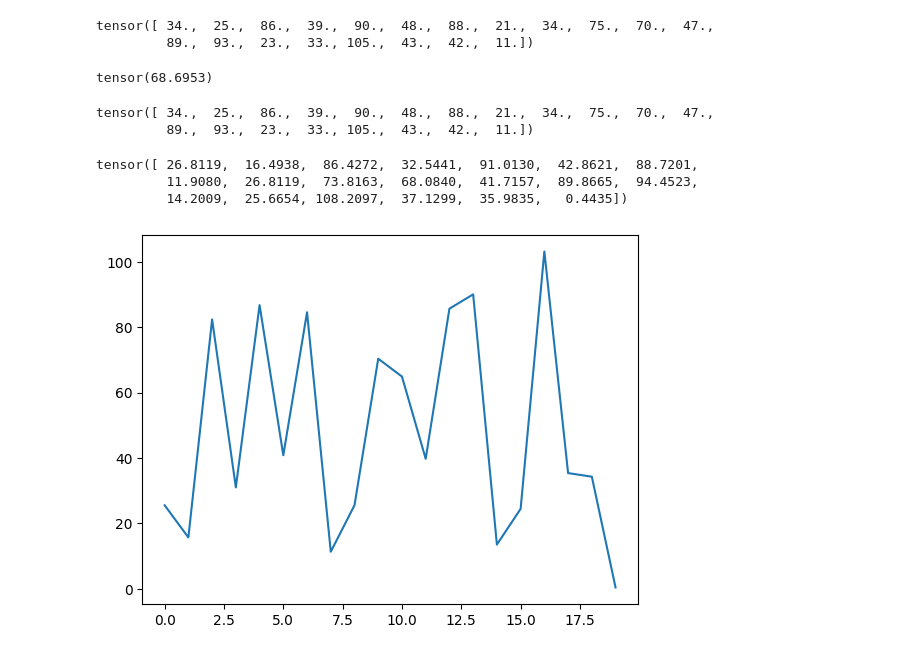
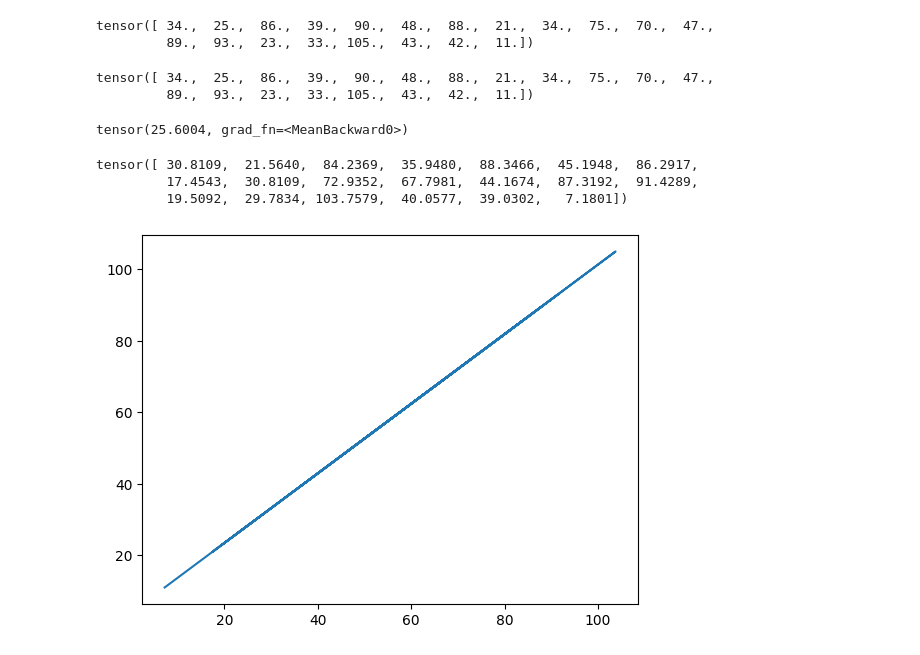
Before and after one commit to theAkhileshRai/DeepLearning, a Jupyter notebook: Pytorch_Tutorials.ipynb, the cells around one changed output. Drawn from its saved outputs; the diff is of its cells as text; code cells hidden in the pictures.

```diff
--- a/Pytorch_Tutorials.ipynb
+++ b/Pytorch_Tutorials.ipynb
@@ -191,13 +191,11 @@ tensor([ 34.,  25.,  86.,  39.,  90.,  48.,  88.,  21.,  34.,  75.,  70.,  47.,
 # how does model perform use loss function
 
 loss_fn = nn.L1Loss()
-optimizer = optim.SGD(params=model_0.parameters(),lr=0.001)
-loss = loss_fn(y_preds,y_test)
-loss
+optimizer = optim.SGD(params=model_0.parameters(),lr=0.01)
+# loss = loss_fn(y_preds,y_test,input_lenths=len())
+# loss
-# %% [output]
-tensor(68.6953)
 # %%
-epochs = 10
+epochs = 5000
 
 for epoch in range(epochs):
     ## training
@@ -217,14 +215,18 @@ y_test
 # %% [output]
 tensor([ 34.,  25.,  86.,  39.,  90.,  48.,  88.,  21.,  34.,  75.,  70.,  47.,
          89.,  93.,  23.,  33., 105.,  43.,  42.,  11.])
+# %%
+loss
+# %% [output]
+tensor(25.6004, grad_fn=<MeanBackward0>)
 # %%
 test_pred
 # %% [output]
-tensor([ 26.8119,  16.4938,  86.4272,  32.5441,  91.0130,  42.8621,  88.7201,
-         11.9080,  26.8119,  73.8163,  68.0840,  41.7157,  89.8665,  94.4523,
-         14.2009,  25.6654, 108.2097,  37.1299,  35.9835,   0.4435])
+tensor([ 30.8109,  21.5640,  84.2369,  35.9480,  88.3466,  45.1948,  86.2917,
+         17.4543,  30.8109,  72.9352,  67.7981,  44.1674,  87.3192,  91.4289,
+         19.5092,  29.7834, 103.7579,  40.0577,  39.0302,   7.1801])
 # %%
-plt.plot(test_pred.numpy())
+plt.plot(test_pred.numpy(),y_test.numpy())
 plt.show()
 # %% [output]
-[figure, old version]
+[figure, new version]
```
Also changed, not shown: parts of 1 cell of this notebook.
